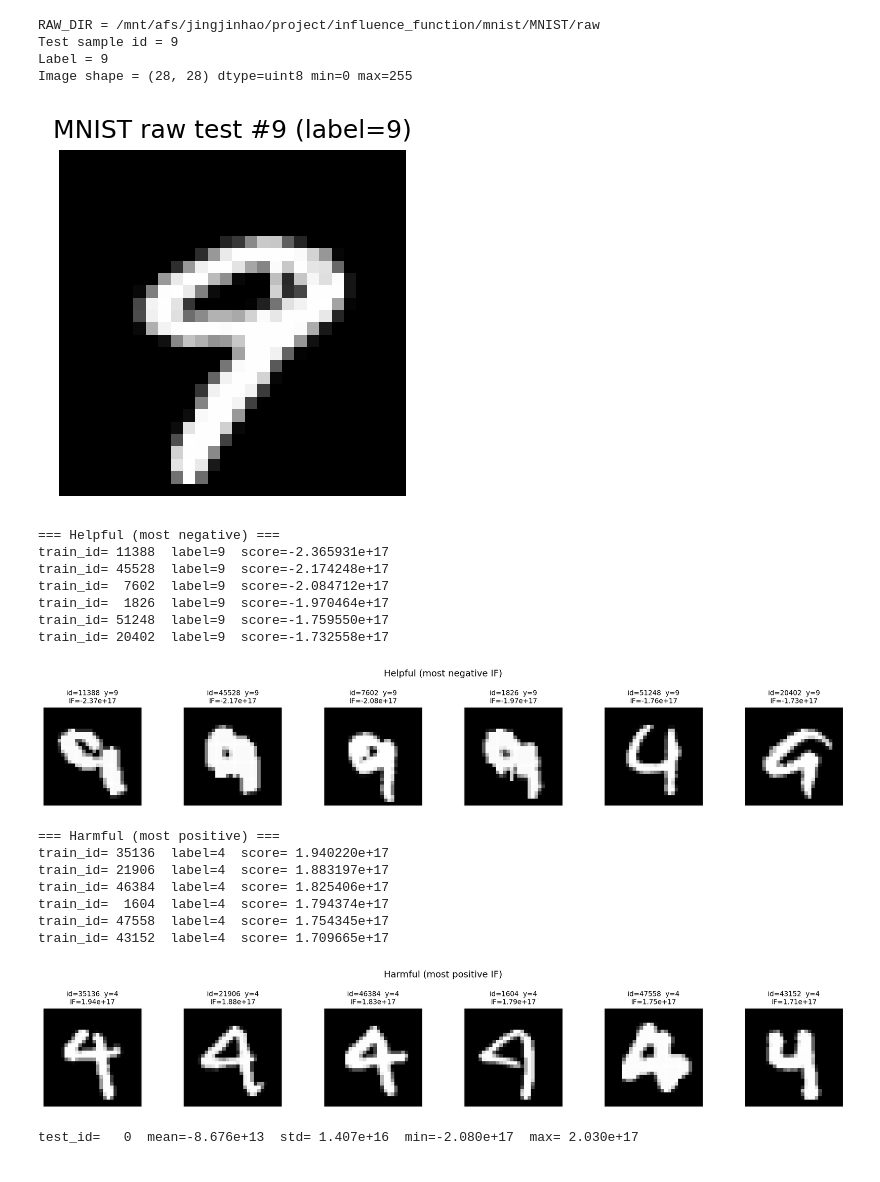
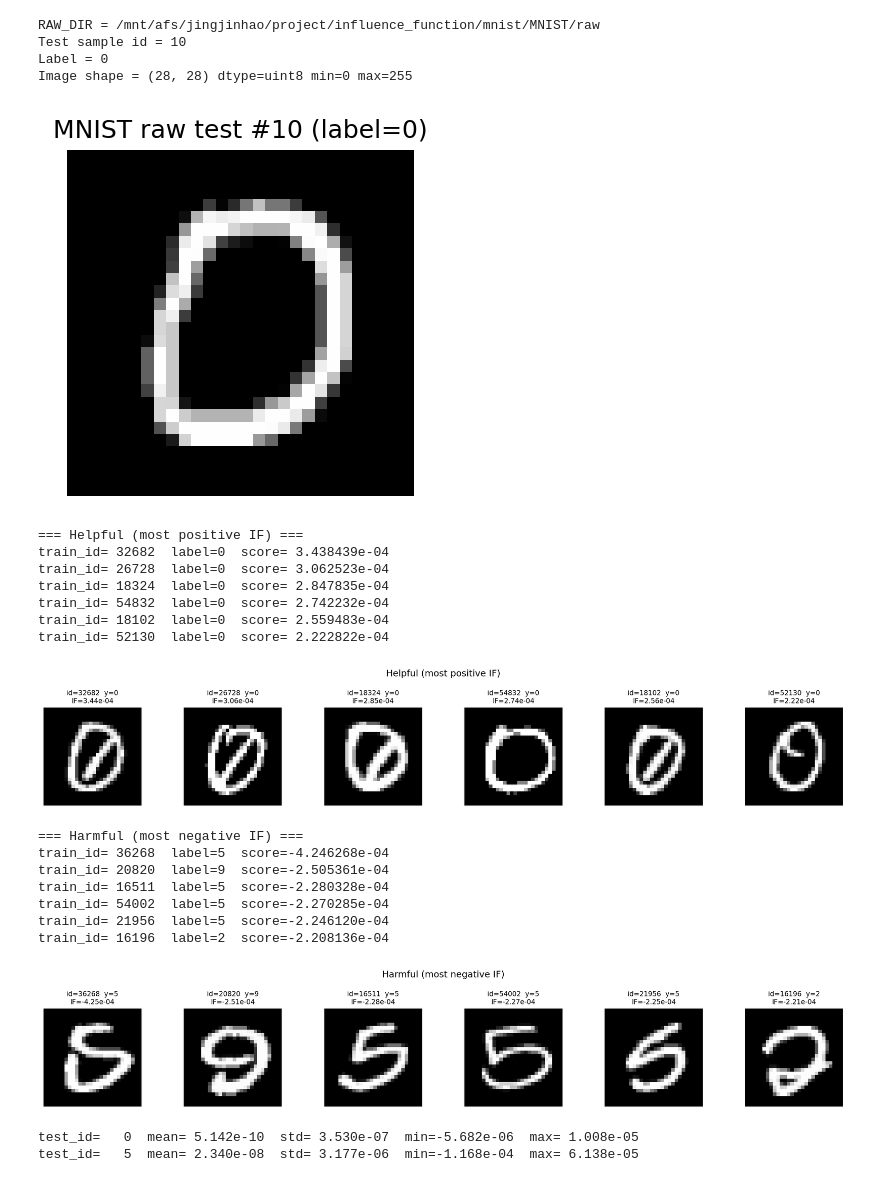
Before and after one commit to Tomie56/Influence_Functions, a Jupyter notebook: eval/vis.ipynb, the cells around one changed output. Drawn from its saved outputs; the diff is of its cells as text; code cells hidden in the pictures.

```diff
--- a/eval/vis.ipynb
+++ b/eval/vis.ipynb
@@ -10,7 +10,7 @@ plt.rcParams["axes.unicode_minus"] = False
 plt.rcParams["font.size"] = 10
 
 
-TMP_IF_DIR = "/mnt/afs/jingjinhao/project/influence_function/outputs_mnist/_tmp_if"   # 只读这里
+TMP_IF_DIR = "/mnt/afs/jingjinhao/project/influence_functions/mnist_experiment/if_results"   # 只读这里
 IMAGE_ROOT = "./"                 # multimodal 图像相对路径的根
 
 def list_npz(tmp_dir: str) -> List[int]:
@@ -32,8 +32,8 @@ def load_influence_npz(tmp_dir: str, test_id: int) -> Tuple[np.ndarray, np.ndarr
 
 def topk_helpful_harmful(scores: np.ndarray, train_ids: np.ndarray, k: int):
     order = np.argsort(scores)  # ascending
-    helpful = train_ids[order[:k]].tolist()             # most negative
-    harmful = train_ids[order[-k:]][::-1].tolist()      # most positive
+    harmful = train_ids[order[:k]].tolist()             # most negative
+    helpful = train_ids[order[-k:]][::-1].tolist()      # most positive
     return helpful, harmful
 
 def show_hist(scores: np.ndarray, title: str):
@@ -110,8 +110,8 @@ def show_image_card(title: str, img_path: Optional[str], subtitle: str = ""):
 test_ids = list_npz(TMP_IF_DIR)
 print("Found influences npz:", len(test_ids))
 
-# TEST_ID = test_ids[0] if test_ids else 0   # 你也可以手动改
-TEST_ID = 9
+# TEST_ID = test_ids[0] if test_ids else 0   # 修改这里选择 test id
+TEST_ID = 10
 K_SHOW = 6
 
 scores, train_ids, path = load_influence_npz(TMP_IF_DIR, TEST_ID)
@@ -175,17 +175,17 @@ plt.axis("off")
 plt.show()
 # %% [output]
 RAW_DIR = /mnt/afs/jingjinhao/project/influence_function/mnist/MNIST/raw
-Test sample id = 9
-Label = 9
+Test sample id = 10
+Label = 0
 Image shape = (28, 28) dtype=uint8 min=0 max=255
-[figure, old version]
+[figure, new version]
 # %%
 import numpy as np
 import matplotlib.pyplot as plt
 from torchvision.datasets import MNIST
 from torchvision import transforms
 
-MNIST_ROOT = "/mnt/afs/jingjinhao/project/influence_function/mnist"  # 注意：不是 .../MNIST/raw
+MNIST_ROOT = "/mnt/afs/jingjinhao/project/influence_functions/mnist_data"
 K_SHOW = 6
 
 # 加载 MNIST train 集（不下载，直接读你本地 raw）
@@ -215,53 +215,53 @@ def show_samples(title: str, ids: list, ncols: int = 6):
     elif ncols == 1:
         axes = np.array([[ax] for ax in axes])
 
     fig.suptitle(title, y=1.02, fontsize=12)
 
     for i, tid in enumerate(ids):
         r, c = divmod(i, ncols)
         ax = axes[r, c]
         ax.axis("off")
 
         # MNIST 按 index 取样本：tid 就是 train_id/index
         img, label = mnist_train[int(tid)]  # img: [1,28,28] tensor
         ax.imshow(img.squeeze(0).numpy(), cmap="gray")
 
         sc = score_of(int(tid))
         ax.set_title(f"id={tid}  y={int(label)}\nIF={sc:.2e}", fontsize=9)
 
         # 同时在 stdout 打一行“数据”
         print(f"train_id={tid:6d}  label={int(label)}  score={sc: .6e}")
 
     # 多余格子隐藏
     for j in range(n, nrows*ncols):
         r, c = divmod(j, ncols)
         axes[r, c].axis("off")
 
     plt.tight_layout()
     plt.show()
 
-print("=== Helpful (most negative) ===")
-show_samples("Helpful (most negative IF)", helpful_ids, ncols=K_SHOW)
+print("=== Helpful (most positive IF) ===")
+show_samples("Helpful (most positive IF)", helpful_ids, ncols=K_SHOW)
 
-print("\n=== Harmful (most positive) ===")
-show_samples("Harmful (most positive IF)", harmful_ids, ncols=K_SHOW)
+print("\n=== Harmful (most negative IF) ===")
+show_samples("Harmful (most negative IF)", harmful_ids, ncols=K_SHOW)
 # %% [output]
-=== Helpful (most negative) ===
-train_id= 11388  label=9  score=-2.365931e+17
-train_id= 45528  label=9  score=-2.174248e+17
-train_id=  7602  label=9  score=-2.084712e+17
-train_id=  1826  label=9  score=-1.970464e+17
-train_id= 51248  label=9  score=-1.759550e+17
-train_id= 20402  label=9  score=-1.732558e+17
+=== Helpful (most positive IF) ===
+train_id= 32682  label=0  score= 3.438439e-04
+train_id= 26728  label=0  score= 3.062523e-04
+train_id= 18324  label=0  score= 2.847835e-04
+train_id= 54832  label=0  score= 2.742232e-04
+train_id= 18102  label=0  score= 2.559483e-04
+train_id= 52130  label=0  score= 2.222822e-04
-[figure, old version]
+[figure, new version]
-=== Harmful (most positive) ===
-train_id= 35136  label=4  score= 1.940220e+17
-train_id= 21906  label=4  score= 1.883197e+17
-train_id= 46384  label=4  score= 1.825406e+17
-train_id=  1604  label=4  score= 1.794374e+17
-train_id= 47558  label=4  score= 1.754345e+17
-train_id= 43152  label=4  score= 1.709665e+17
+=== Harmful (most negative IF) ===
+train_id= 36268  label=5  score=-4.246268e-04
+train_id= 20820  label=9  score=-2.505361e-04
+train_id= 16511  label=5  score=-2.280328e-04
+train_id= 54002  label=5  score=-2.270285e-04
+train_id= 21956  label=5  score=-2.246120e-04
+train_id= 16196  label=2  score=-2.208136e-04
-[figure, old version]
+[figure, new version]
 # %%
 # 如果你是 MNIST，通常没有 jsonl，也没有 image_path，所以这一格可以跳过。
 TRAIN_JSONL = "./data/train_data_new.jsonl"
@@ -316,4 +316,5 @@ for tid in test_ids[:N]:
     s, tr, _ = load_influence_npz(TMP_IF_DIR, tid)
     print(f"test_id={tid:4d}  mean={s.mean(): .3e}  std={s.std(): .3e}  min={s.min(): .3e}  max={s.max(): .3e}")
 # %% [output]
-test_id=   0  mean=-8.676e+13  std= 1.407e+16  min=-2.080e+17  max= 2.030e+17
+test_id=   0  mean= 5.142e-10  std= 3.530e-07  min=-5.682e-06  max= 1.008e-05
+test_id=   5  mean= 2.340e-08  std= 3.177e-06  min=-1.168e-04  max= 6.138e-05
```
Also changed, not shown: parts of 2 cells of this notebook, 45 other files.
